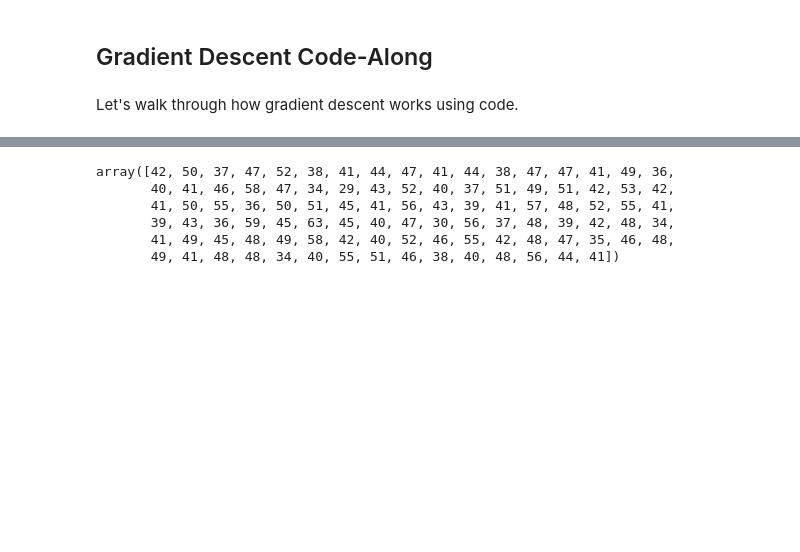
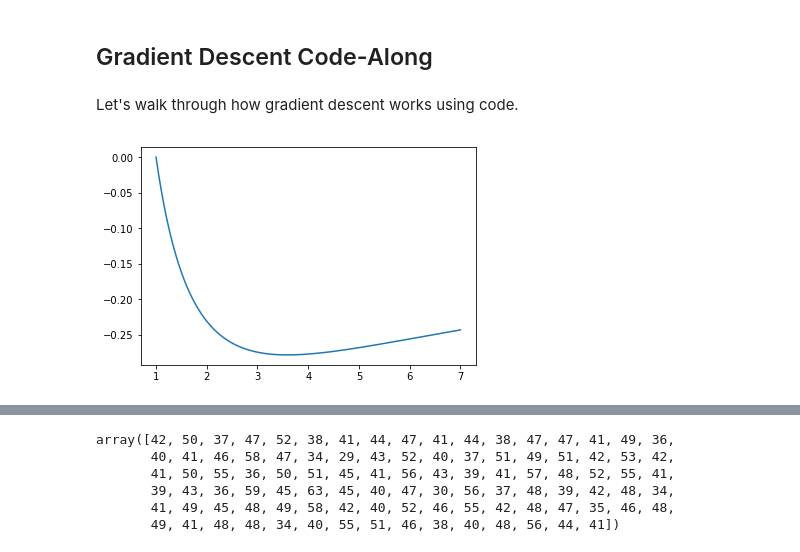
Before and after one commit to ga-curriculum/lesson-gradient-descent, a Jupyter notebook: solution-code/solution-code.ipynb, the cells around one changed output, grey strips where cells are left out. Saved outputs shown, nothing was run; the diff lists cells and outputs as text; code cells hidden in the pictures; blank space fills up the shorter version.

```diff
--- a/solution-code/solution-code.ipynb
+++ b/solution-code/solution-code.ipynb
@@ -7,0 +9,4 @@ import numpy as np
+# %%
+# The objective function
+def f(x):
+    return -np.log(x) / (1 + x)
@@ -7,0 +17,6 @@ import numpy as np
+# %%
+# Let's see what it looks like
+xs = np.linspace(1, 7, 1000)
+plt.plot(xs, f(xs));
+# %% [output]
+[figure, added]
```
Also changed, not shown: parts of 10 cells of this notebook, 3 other files.
